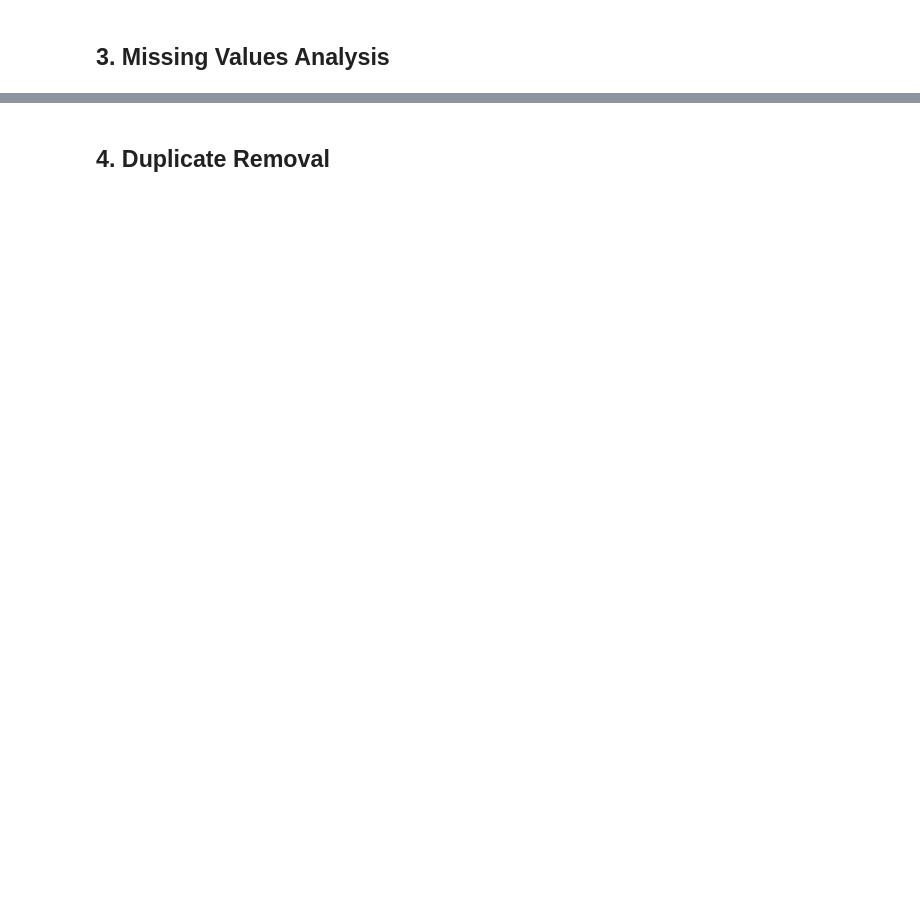
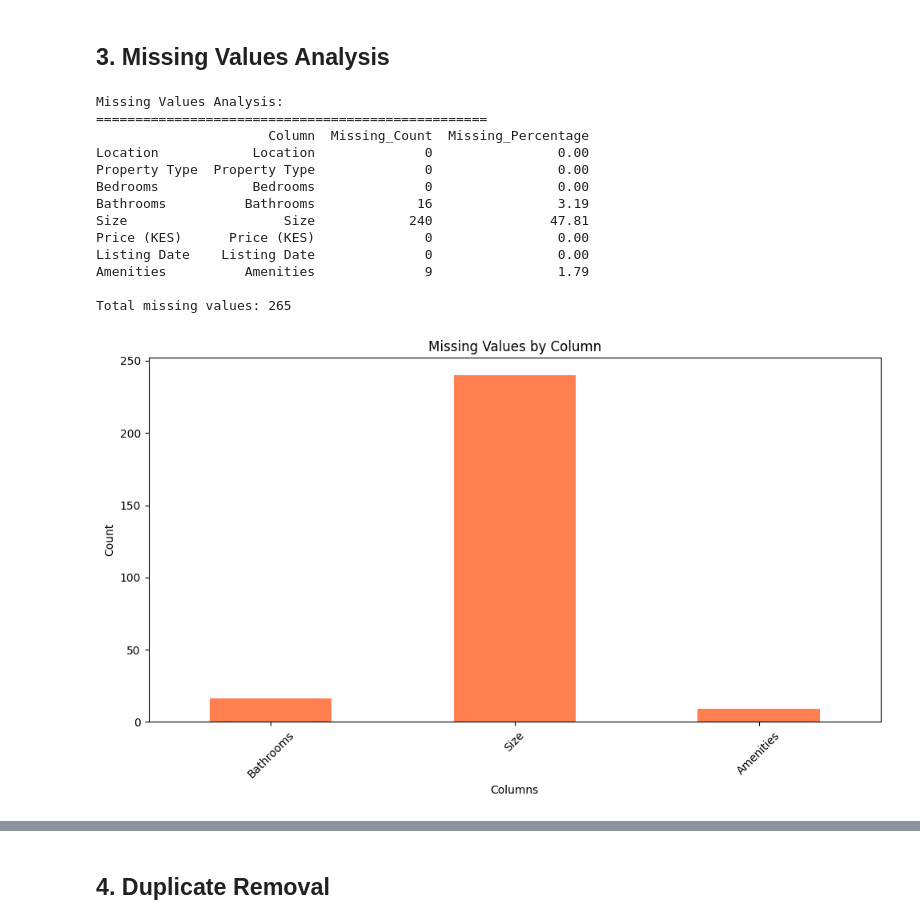
Before and after one commit to shadrack-kimaau/Nairobi-House-Prediction, a Jupyter notebook: notebooks/day2_cleaning_feature_eng.ipynb, the cells around one changed output, grey strips where cells are left out. Drawn from its saved outputs; the diff is of its cells as text; code cells hidden in the pictures; blank space fills up the shorter version.

Commit message:
Day 2 work finished.Cleaning of data done and basic feature engineering

```diff
--- a/notebooks/day2_cleaning_feature_eng.ipynb
+++ b/notebooks/day2_cleaning_feature_eng.ipynb
@@ -20,3 +33,9 @@
 ## 2. Load Raw Data
 # %%
 # Load data from raw folder
+df = pd.read_csv('../data/raw/raw_listings.csv')
+
+print(f"Original data shape: {df.shape}")
+print(f"\nColumns: {list(df.columns)}")
+print(f"\nFirst few rows:")
+df.head()
@@ -24,5 +55,40 @@
 ## 3. Missing Values Analysis
 # %%
 # Check missing values
+print("Missing Values Analysis:")
+print("=" * 50)
+missing_df = pd.DataFrame({
+    'Column': df.columns,
+    'Missing_Count': df.isnull().sum(),
+    'Missing_Percentage': (df.isnull().sum() / len(df) * 100).round(2)
+})
+print(missing_df)
+print(f"\nTotal missing values: {df.isnull().sum().sum()}")
+
+# Visualize missing data
+plt.figure(figsize=(10, 6))
+missing_data = df.isnull().sum()[df.isnull().sum() > 0]
+missing_data.plot(kind='bar', color='coral')
+plt.title('Missing Values by Column')
+plt.xlabel('Columns')
+plt.ylabel('Count')
+plt.xticks(rotation=45)
+plt.tight_layout()
+plt.show()
+# %% [output]
+Missing Values Analysis:
+==================================================
+                      Column  Missing_Count  Missing_Percentage
+Location            Location              0                0.00
+Property Type  Property Type              0                0.00
+Bedrooms            Bedrooms              0                0.00
+Bathrooms          Bathrooms             16                3.19
+Size                    Size            240               47.81
+Price (KES)      Price (KES)              0                0.00
+Listing Date    Listing Date              0                0.00
+Amenities          Amenities              9                1.79
+
+Total missing values: 265
+[figure, added]
 # %%
 # Handle missing values
```
Also changed, not shown: parts of 12 cells of this notebook.
